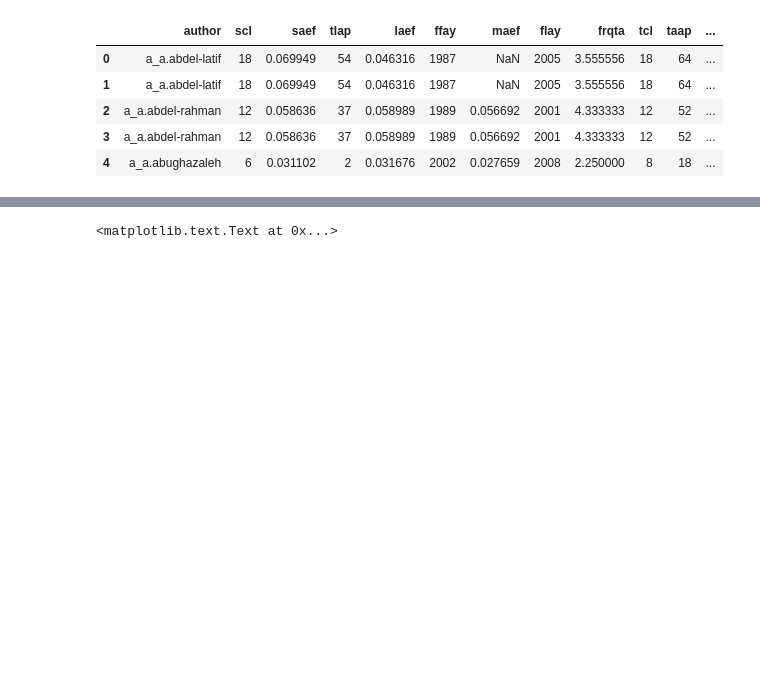
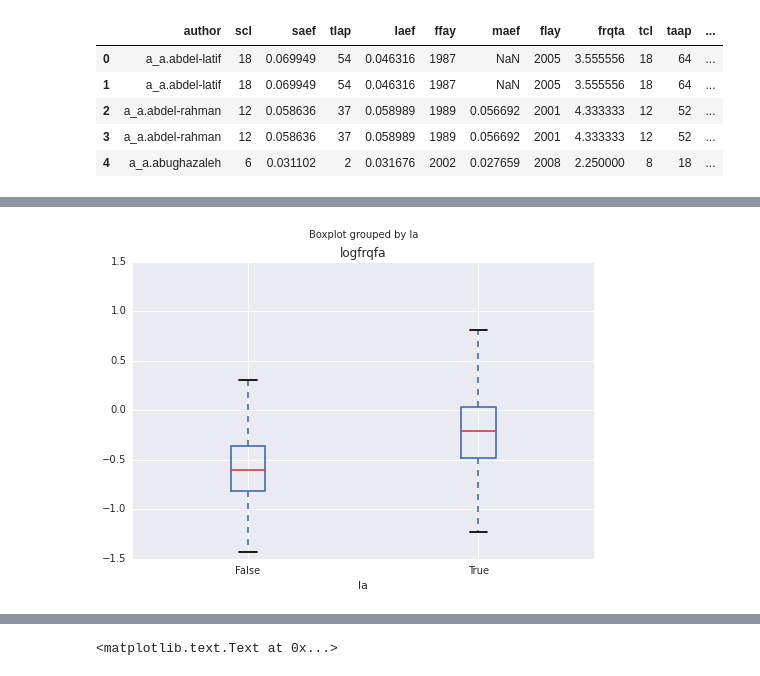
Before and after one commit to shinwachi/cs109_firstOrPerish, a Jupyter notebook: final_processbook/process_book.ipynb, the cells around one changed output, grey strips where cells are left out. Cells and saved outputs as stored; diff of their text form; code cells hidden in the pictures; blank space fills up the shorter version.

```diff
--- a/final_processbook/process_book.ipynb
+++ b/final_processbook/process_book.ipynb
@@ -50,0 +69,5 @@ data.head()
+# %%
+# It kind of seems like first authorship frequency matters, but hard to tell.
+ax = d.boxplot(column='logfrqfa', by='la')
+# %% [output]
+[figure, added]
```
Also changed, not shown: parts of 15 cells of this notebook.
